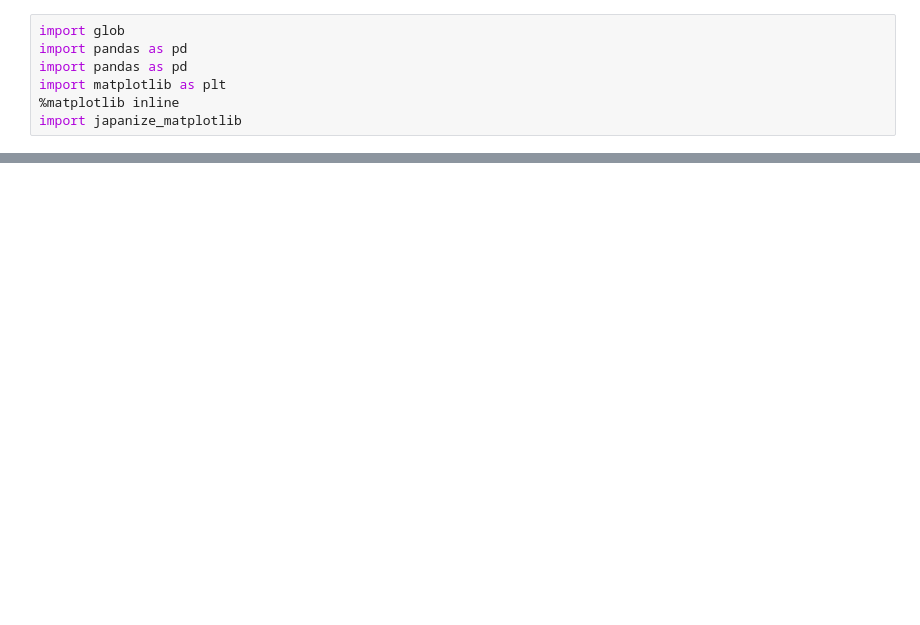
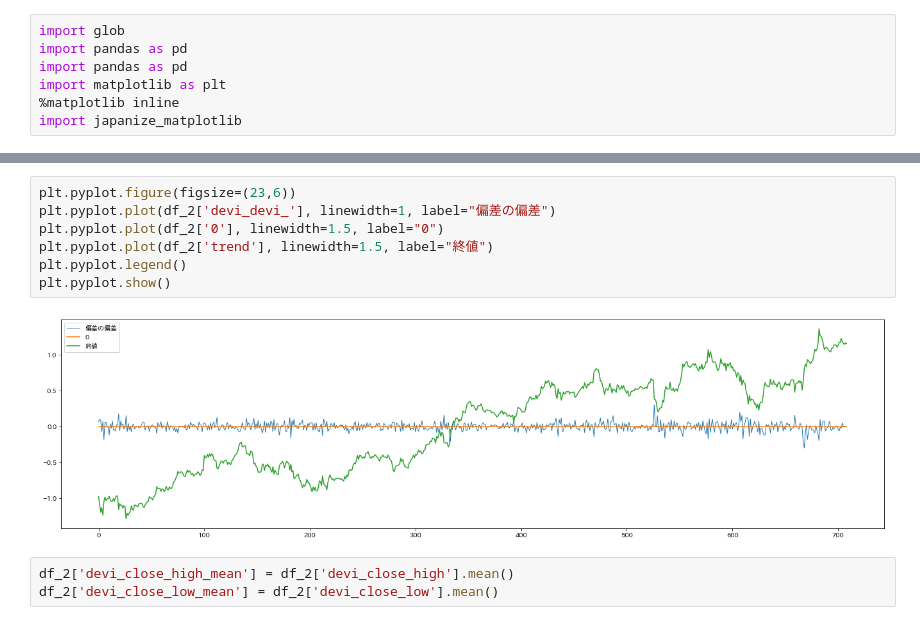
Before and after one commit to kaisei512/data, a Jupyter notebook: pre_excution.ipynb, the cells around one changed output, grey strips where cells are left out. Cells and saved outputs as stored; diff of their text form; blank space fills up the shorter version.

```diff
--- a/pre_excution.ipynb
+++ b/pre_excution.ipynb
@@ -54,0 +85,12 @@ plt.pyplot.show()
+# %%
+plt.pyplot.figure(figsize=(23,6))
+plt.pyplot.plot(df_2['devi_devi_'], linewidth=1, label="偏差の偏差")
+plt.pyplot.plot(df_2['0'], linewidth=1.5, label="0")
+plt.pyplot.plot(df_2['trend'], linewidth=1.5, label="終値")
+plt.pyplot.legend()
+plt.pyplot.show()
+# %% [output]
+[figure, added]
+# %%
+df_2['devi_close_high_mean'] = df_2['devi_close_high'].mean()
+df_2['devi_close_low_mean'] = df_2['devi_close_low'].mean()
```
Also changed, not shown: parts of 17 cells of this notebook, 2 other files.
